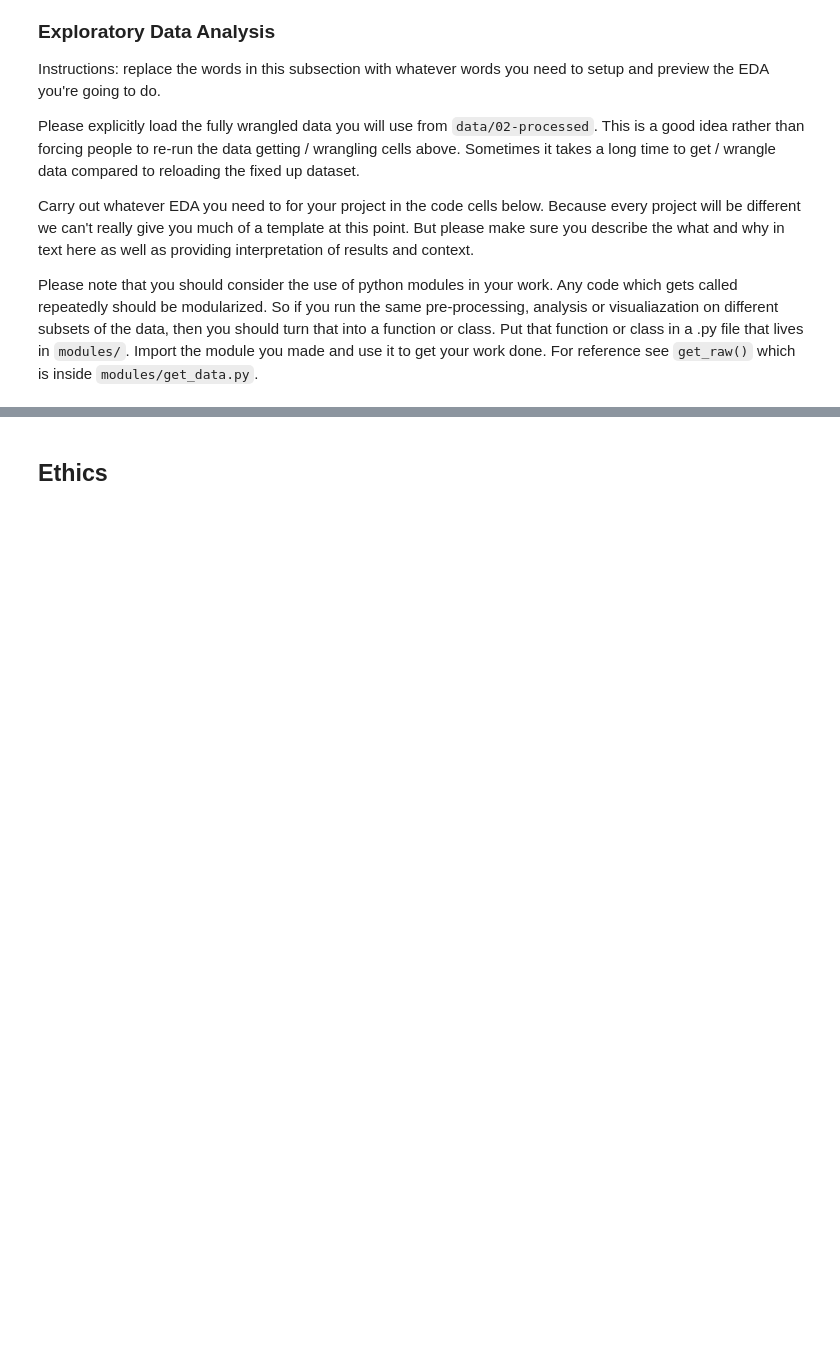
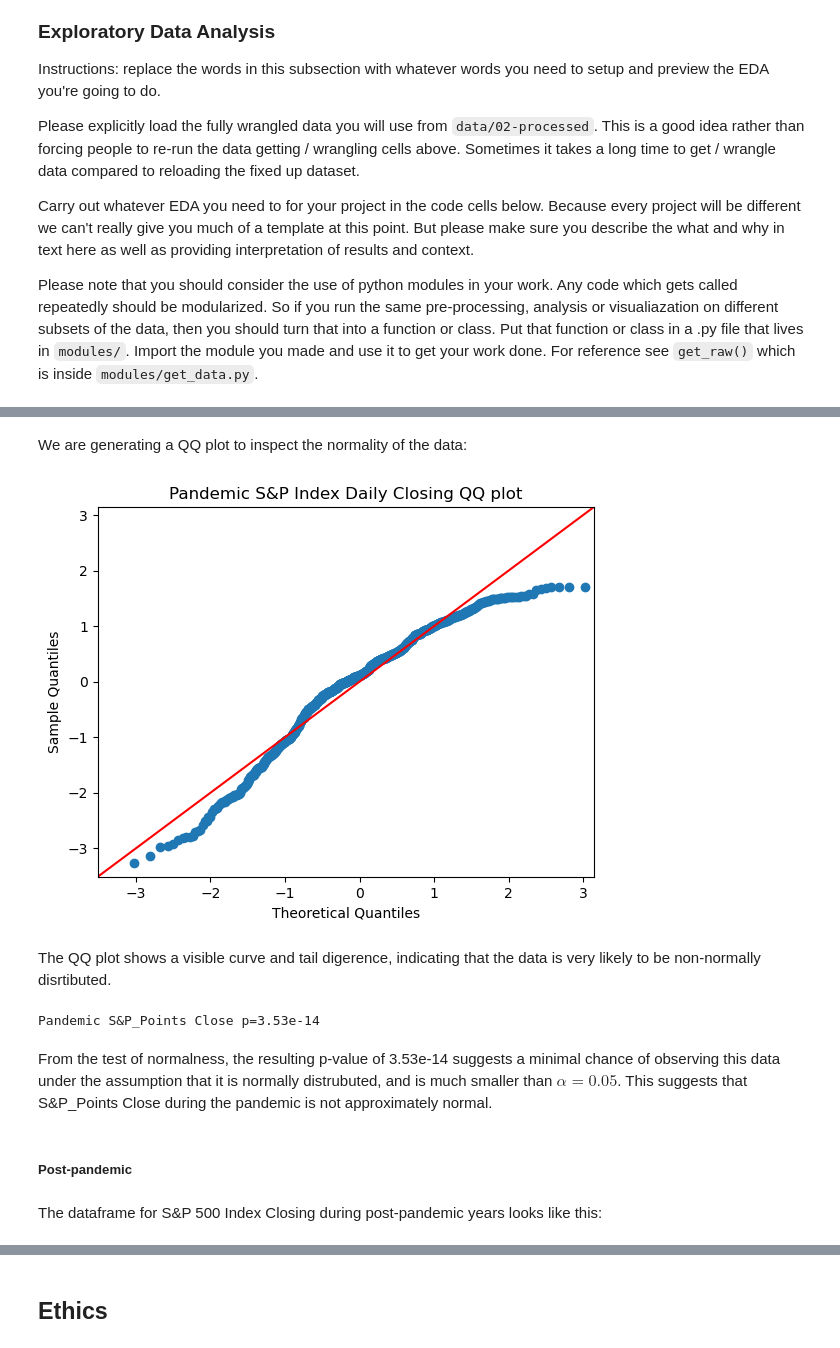
Before and after one commit to COGS108/Group110_WI26, a Jupyter notebook: 02-EDACheckpoint.ipynb, the cells around one changed output, grey strips where cells are left out. Saved outputs shown, nothing was run; the diff lists cells and outputs as text; code cells hidden in the pictures; blank space fills up the shorter version.

```diff
--- a/02-EDACheckpoint.ipynb
+++ b/02-EDACheckpoint.ipynb
@@ -366,0 +446,3 @@ Some more words and stuff.  Remember notebooks work best if you interleave the c
+# %%
+df_pandemic_snp = df_pandemic[["Date", "S&P_Points Close"]].copy()
+df_pandemic_snp.head()
@@ -366,0 +456,23 @@ Some more words and stuff.  Remember notebooks work best if you interleave the c
+# %% [markdown]
+We are generating a QQ plot to inspect the normality of the data:
+# %%
+fig, ax = plt.subplots()
+sm.qqplot(df_pandemic_snp["S&P_Points Close"], line='45', fit=True, ax=ax)
+
+ax.set_title('Pandemic S&P Index Daily Closing QQ plot')
+ax.set_xlabel('Theoretical Quantiles');
+# %% [output]
+[figure, added]
+# %% [markdown]
+The QQ plot shows a visible curve and tail digerence, indicating that the data is very likely to be non-normally disrtibuted.
+# %%
+_, p_value = stats.normaltest(df_pandemic_snp["S&P_Points Close"])
+print(f'Pandemic S&P_Points Close p={p_value:.2e}')
+# %% [output]
+Pandemic S&P_Points Close p=3.53e-14
+# %% [markdown]
+From the test of normalness, the resulting p-value of 3.53e-14 suggests a minimal chance of observing this data under the assumption that it is normally distrubuted, and is much smaller than $\alpha=0.05$. This suggests that S&P_Points Close during the pandemic is not approximately normal.
+# %% [markdown]
+##### Post-pandemic
+# %% [markdown]
+The dataframe for S&P 500 Index Closing during post-pandemic years looks like this:
```
Also changed, not shown: parts of 33 cells of this notebook.
